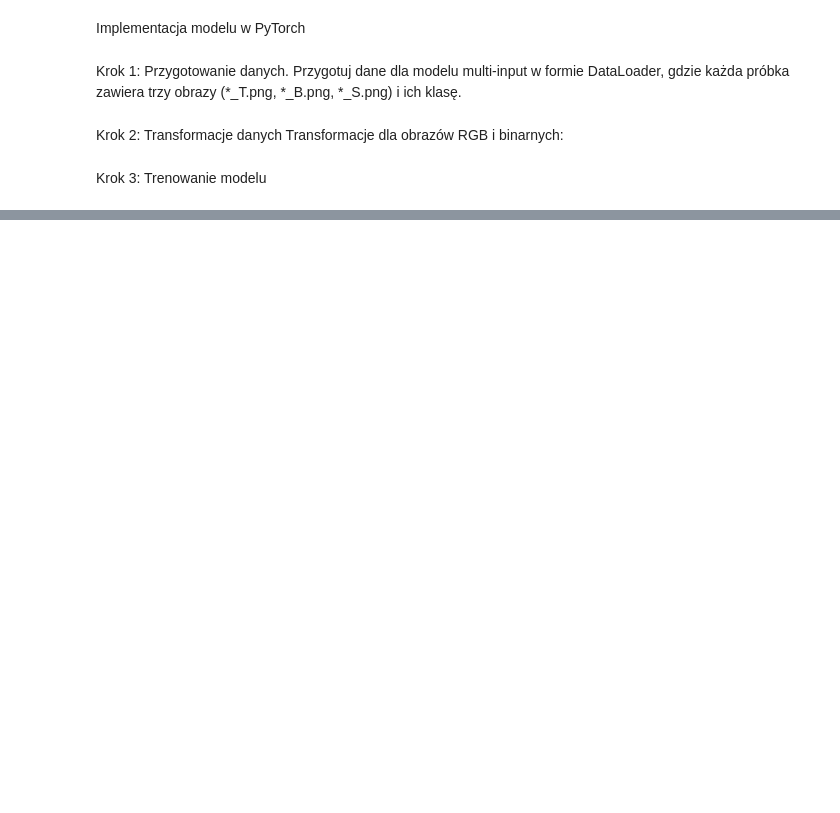
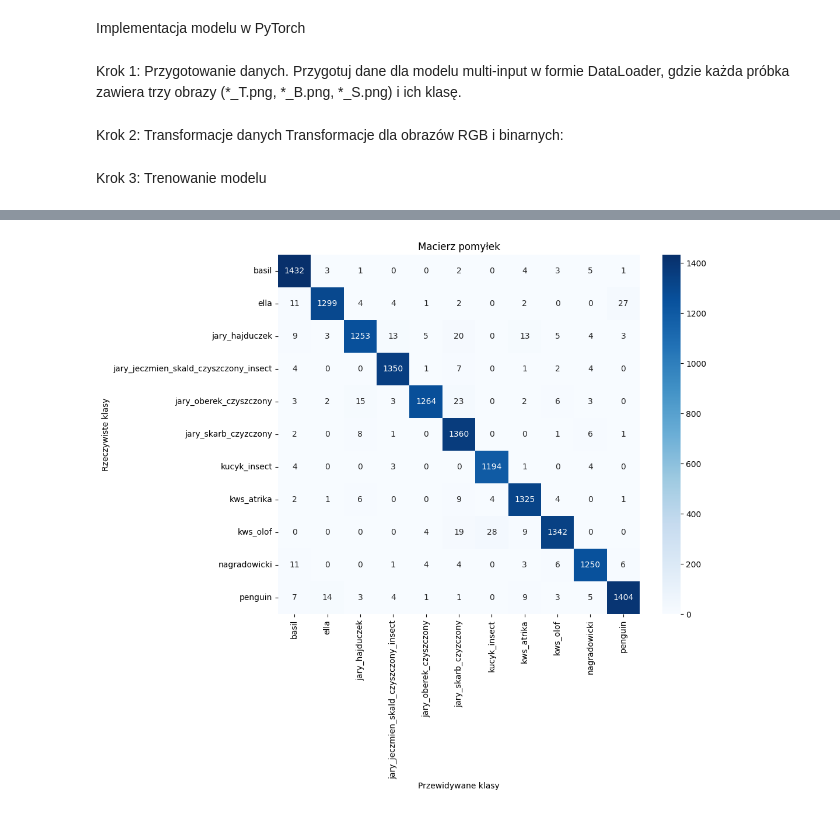
Before and after one commit to kozolex/Multi-input-Grain-CNN, a Jupyter notebook: 06_train_model_v1.ipynb, the cells around one changed output, grey strips where cells are left out. Cells and saved outputs as stored; diff of their text form; code cells hidden in the pictures; blank space fills up the shorter version.

Commit message:
test model

```diff
--- a/06_train_model_v1.ipynb
+++ b/06_train_model_v1.ipynb
@@ -184,0 +193,70 @@ Labels dtype: torch.int64
+# %%
+import torch
+from sklearn.metrics import confusion_matrix, classification_report, accuracy_score
+import seaborn as sns
+import matplotlib.pyplot as plt
+
+def test_model(model, test_loader, class_to_idx, device="cuda"):
+    """
+    Testuje model na zbiorze testowym i wyznacza macierz pomyłek.
+
+    Args:
+        model (nn.Module): Wytrenowany model.
+        test_loader (DataLoader): DataLoader dla zbioru testowego.
+        class_to_idx (dict): Mapowanie nazw klas na liczby całkowite.
+        device (str): Urządzenie ("cuda" lub "cpu").
+
+    Returns:
+        confusion_matrix: Macierz pomyłek.
+        y_true: Rzeczywiste etykiety.
+        y_pred: Przewidywane etykiety.
+    """
+    model.eval()  # Ustawienie modelu w tryb ewaluacji
+    y_true = []
+    y_pred = []
+
+    with torch.no_grad():
+        for t_image, b_image, s_image, labels in test_loader:
+            t_image, b_image, s_image, labels = (
+                t_image.to(device),
+                b_image.to(device),
+                s_image.to(device),
+                labels.to(device)
+            )
+
+            # Oblicz predykcje
+            outputs = model(t_image, b_image, s_image)
+            _, predicted = torch.max(outputs, 1)
+
+            # Zbierz rzeczywiste i przewidywane etykiety
+            y_true.extend(labels.cpu().numpy())
+            y_pred.extend(predicted.cpu().numpy())
+
+    # Wyznaczenie macierzy pomyłek
+    cm = confusion_matrix(y_true, y_pred)
+
+    return cm, y_true, y_pred
+
+
+# Załaduj dane
+test_dataset = MultiInputDataset("CSV/dataset/test.csv", transform_rgb=transform_rgb, transform_binary=transform_binary)
+test_loader = DataLoader(test_dataset, batch_size=32, shuffle=True)
+
+# Wywołanie funkcji testującej
+cm, y_true, y_pred = test_model(model, test_loader, test_dataset.class_to_idx)
+
+# Wyświetlenie macierzy pomyłek
+class_names = list(test_dataset.class_to_idx.keys())
+plt.figure(figsize=(10, 8))
+sns.heatmap(cm, annot=True, fmt="d", cmap="Blues", xticklabels=class_names, yticklabels=class_names)
+plt.xlabel("Przewidywane klasy")
+plt.ylabel("Rzeczywiste klasy")
+plt.title("Macierz pomyłek")
+plt.show()
+
+# Inne metryki
+print("Dokładność:", accuracy_score(y_true, y_pred))
+print("\nRaport klasyfikacji:")
+print(classification_report(y_true, y_pred, target_names=class_names))
+# %% [output]
+[figure, added]
```
Also changed, not shown: parts of 6 cells of this notebook.
